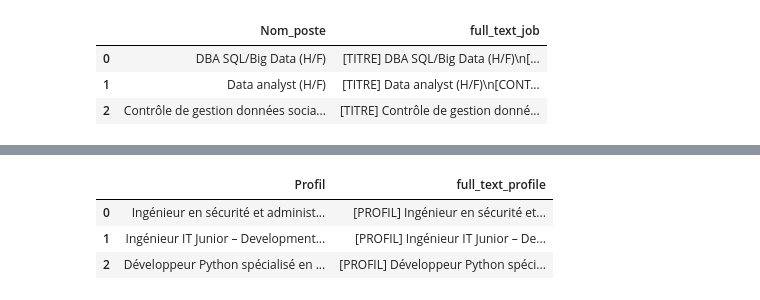
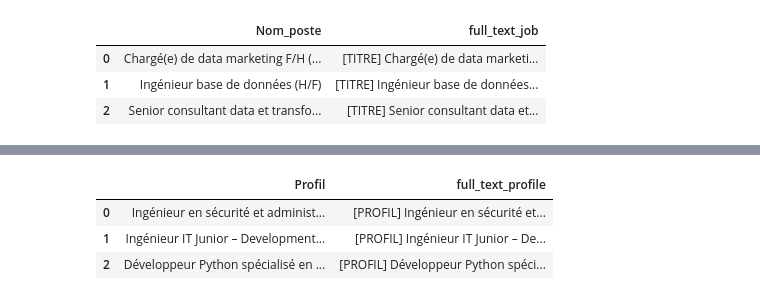
Before and after one commit to melly704/Match_RH_ydays, a Jupyter notebook: traitement_jobs.ipynb, the cells around one changed output, grey strips where cells are left out. Cells and saved outputs as stored; diff of their text form; code cells hidden in the pictures.

```diff
--- a/traitement_jobs.ipynb
+++ b/traitement_jobs.ipynb
@@ -1,6 +1,6 @@
 # %%
 import pandas as pd
 # %%
-posts_df=pd.read_csv('combined_no_duplicates_post.csv')
-print(posts_df)
+posts_df=pd.read_excel('Data/df_clean_offres.xlsx')
+posts_df
 # %% [output]
@@ -24,16 +20,16 @@ print(posts_df)
 # %%
 posts_df['full_text_job'] = (
     "[TITRE] " + posts_df['Nom_poste'].fillna('') + '\n' +
+    "[groupe_metier] " + posts_df['groupe_metier'].fillna('') + '\n' +
     "[CONTRAT] " + posts_df['Contrat'].fillna('') + '\n' +
     "[DESCRIPTION] " + posts_df['Description'].fillna('') + '\n' +
-    "[SALAIRE] " + posts_df['Salaire'].fillna('') + '\n' +
     "[EXPERIENCE] " + posts_df['Experience'].fillna('') + '\n' +
     "[ENTREPRISE] " + posts_df['Entreprise'].fillna('')
 )
 
 posts_df[['Nom_poste', 'full_text_job']].head(3)
 # %% [output]
 |  | Nom_poste | full_text_job |
-| 0 | DBA SQL/Big Data (H/F) | [TITRE] DBA SQL/Big Data (H/F)\n[... |
-| 1 | Data analyst (H/F) | [TITRE] Data analyst (H/F)\n[CONT... |
-| 2 | Contrôle de gestion données socia... | [TITRE] Contrôle de gestion donné... |
+| 0 | Chargé(e) de data marketing F/H (... | [TITRE] Chargé(e) de data marketi... |
+| 1 | Ingénieur base de données (H/F) | [TITRE] Ingénieur base de données... |
+| 2 | Senior consultant data et transfo... | [TITRE] Senior consultant data et... |
```
Also changed, not shown: parts of 5 cells of this notebook, 12 other files.
